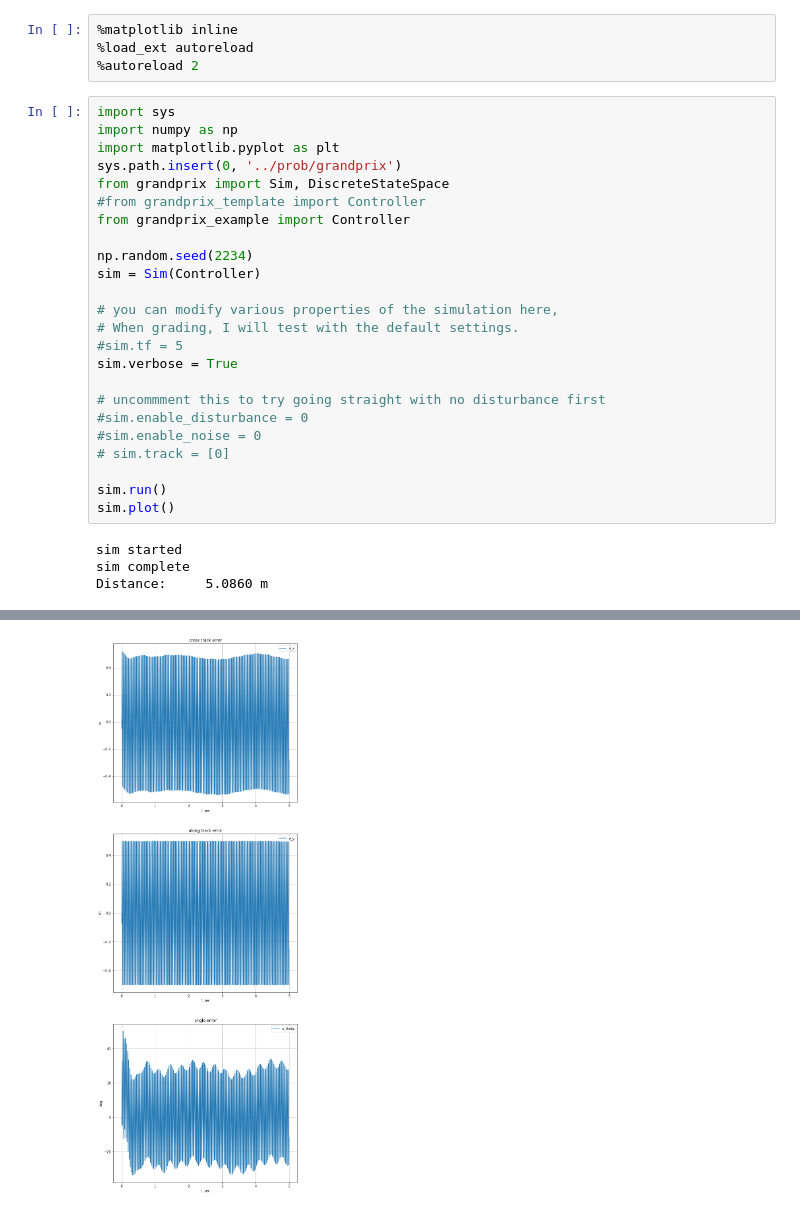
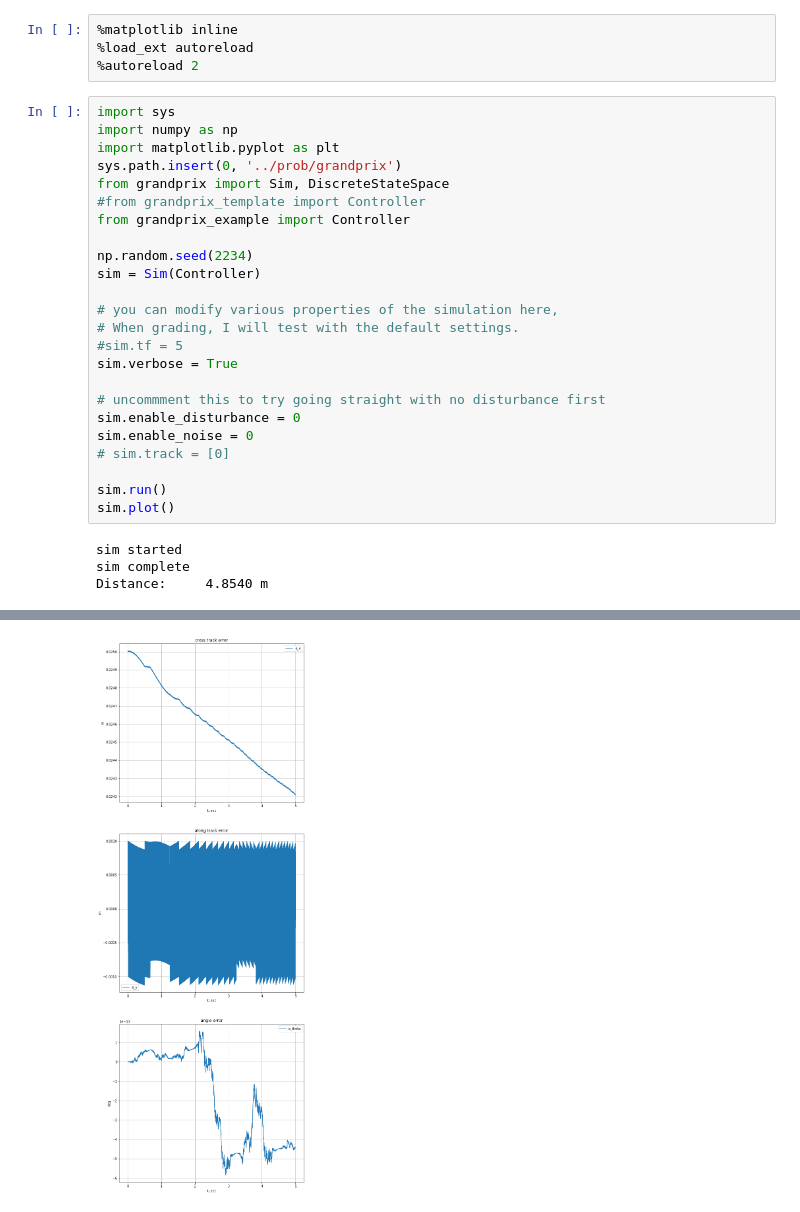
Before and after one commit to jgoppert/aae364_notebook, a Jupyter notebook: GrandPrix.ipynb, the cells around one changed output, grey strips where cells are left out. Cells and saved outputs as stored; diff of their text form.

```diff
--- a/GrandPrix.ipynb
+++ b/GrandPrix.ipynb
@@ -200,8 +200,8 @@ sim = Sim(Controller)
 sim.verbose = True
 
 # uncommment this to try going straight with no disturbance first
-#sim.enable_disturbance = 0
-#sim.enable_noise = 0
+sim.enable_disturbance = 0
+sim.enable_noise = 0
 # sim.track = [0]
 
 sim.run()
@@ -209,4 +209,4 @@ sim.plot()
 # %% [output]
 sim started
 sim complete
-Distance:     5.0860 m
+Distance:     4.8540 m
@@ -214 +214 @@ Distance:     5.0860 m
-[figure, old version]
+[figure, new version]
```
Also changed, not shown: parts of 1 cell of this notebook, 2 other files.
